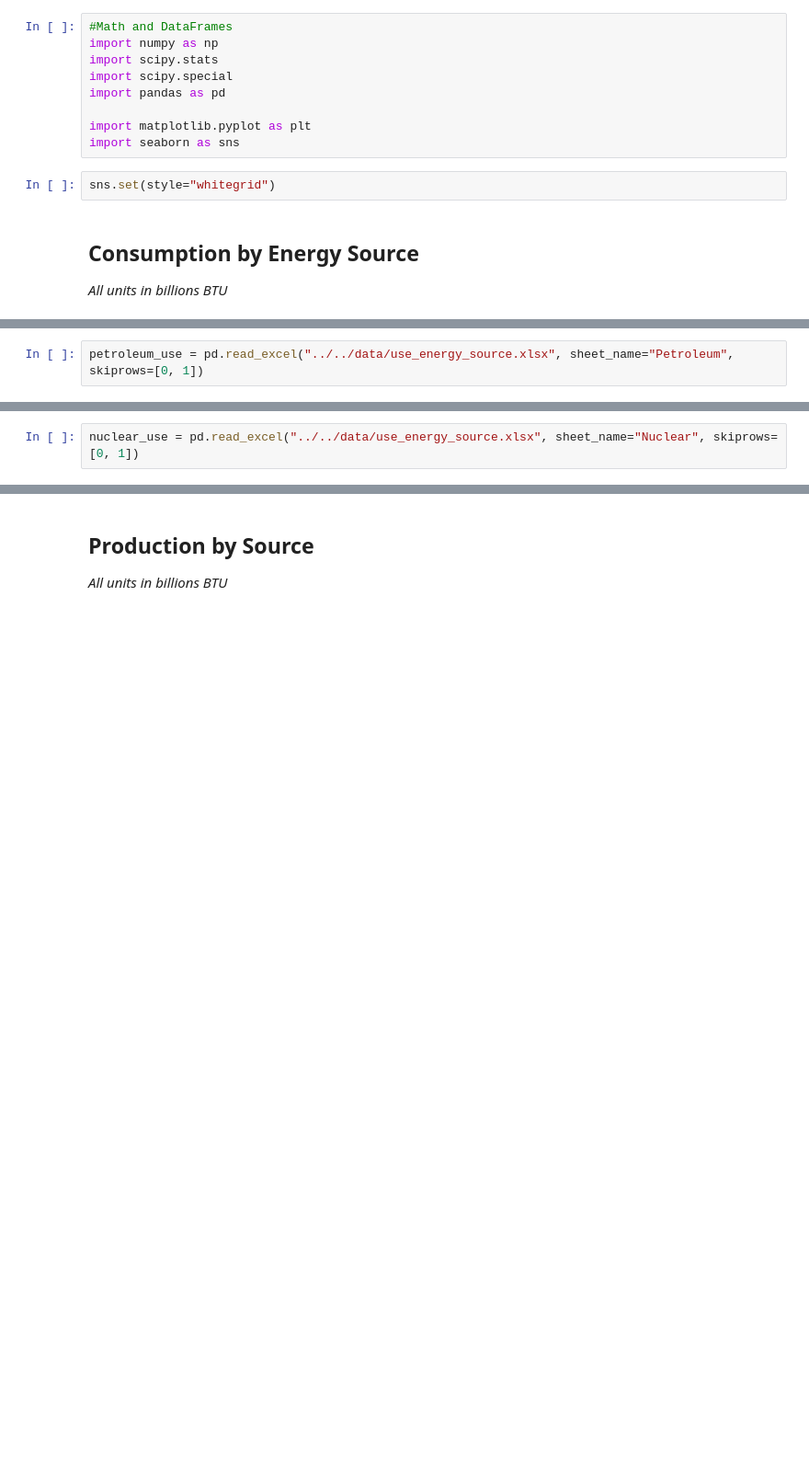
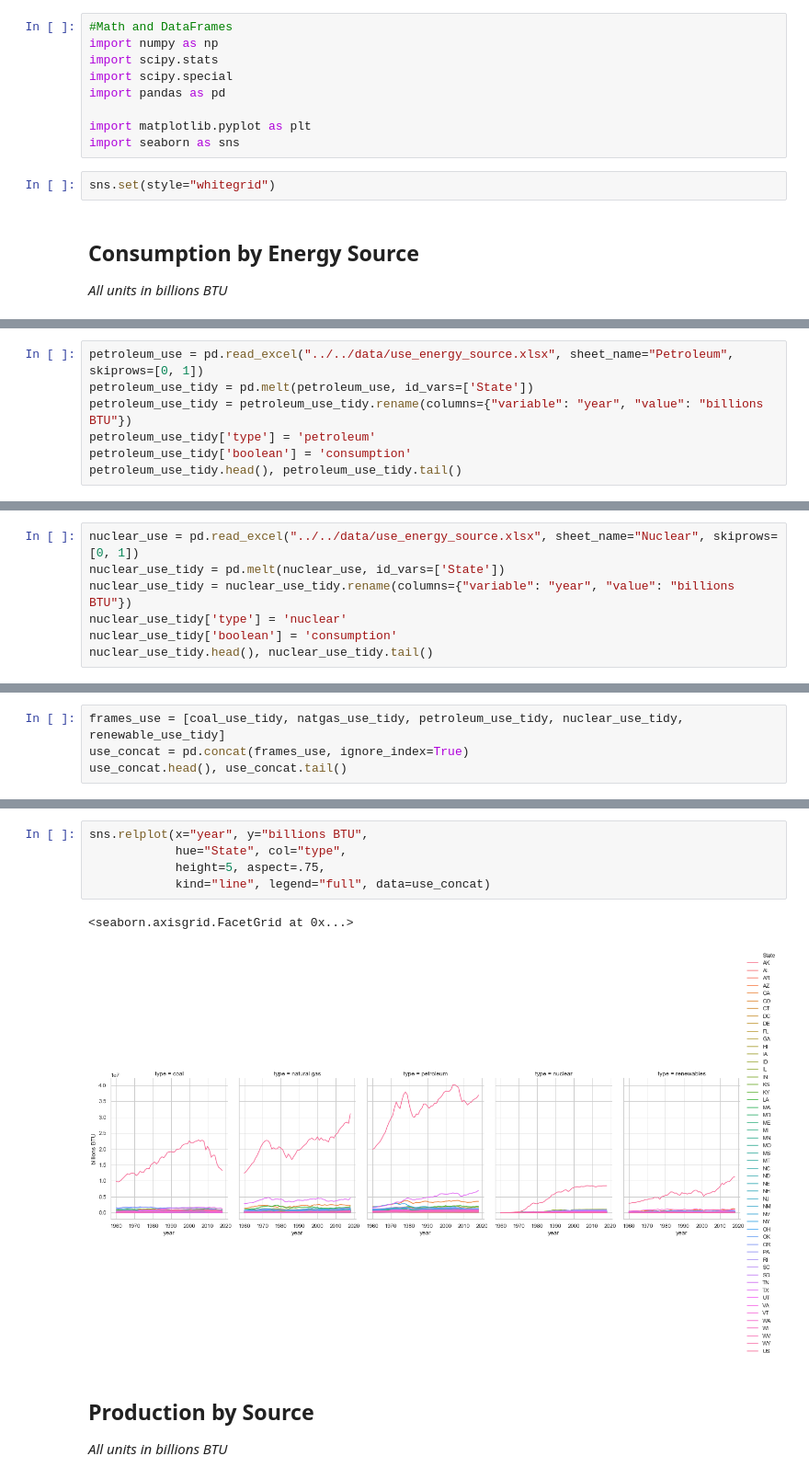
Before and after one commit to nikomc/US_energy_potential, a Jupyter notebook: code/analysis/eia_datasets.ipynb, the cells around one changed output, grey strips where cells are left out. Shown at 92% size. Drawn from its saved outputs; the diff is of its cells as text; blank space fills up the shorter version.

```diff
--- a/code/analysis/eia_datasets.ipynb
+++ b/code/analysis/eia_datasets.ipynb
@@ -45,2 +86,7 @@ natgas_use = pd.read_excel("../../data/use_energy_source.xlsx", sheet_name="Natu
 # %%
 petroleum_use = pd.read_excel("../../data/use_energy_source.xlsx", sheet_name="Petroleum", skiprows=[0, 1])
+petroleum_use_tidy = pd.melt(petroleum_use, id_vars=['State'])
+petroleum_use_tidy = petroleum_use_tidy.rename(columns={"variable": "year", "value": "billions BTU"})
+petroleum_use_tidy['type'] = 'petroleum'
+petroleum_use_tidy['boolean'] = 'consumption'
+petroleum_use_tidy.head(), petroleum_use_tidy.tail()
@@ -47,2 +106,7 @@ petroleum_use = pd.read_excel("../../data/use_energy_source.xlsx", sheet_name="P
 # %%
 nuclear_use = pd.read_excel("../../data/use_energy_source.xlsx", sheet_name="Nuclear", skiprows=[0, 1])
+nuclear_use_tidy = pd.melt(nuclear_use, id_vars=['State'])
+nuclear_use_tidy = nuclear_use_tidy.rename(columns={"variable": "year", "value": "billions BTU"})
+nuclear_use_tidy['type'] = 'nuclear'
+nuclear_use_tidy['boolean'] = 'consumption'
+nuclear_use_tidy.head(), nuclear_use_tidy.tail()
@@ -64,0 +146,4 @@ Unfortunately, none of these datasets are tidy. I will need to write a few lines
+# %%
+frames_use = [coal_use_tidy, natgas_use_tidy, petroleum_use_tidy, nuclear_use_tidy, renewable_use_tidy]
+use_concat = pd.concat(frames_use, ignore_index=True)
+use_concat.head(), use_concat.tail()
@@ -65,3 +192,11 @@ Unfortunately, none of these datasets are tidy. I will need to write a few lines
+# %%
+sns.relplot(x="year", y="billions BTU",
+            hue="State", col="type",
+            height=5, aspect=.75,
+            kind="line", legend="full", data=use_concat)
+# %% [output]
+<seaborn.axisgrid.FacetGrid at 0x...>
+[figure, added]
 # %% [markdown]
 ## Production by Source
 
```
Also changed, not shown: parts of 27 cells of this notebook, 1 other file.
